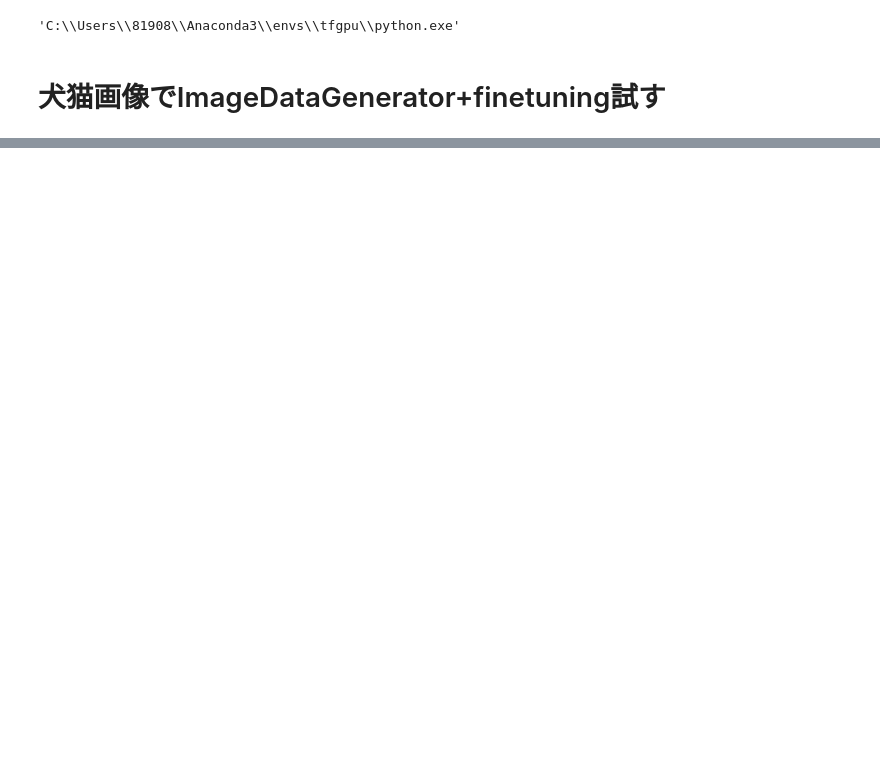
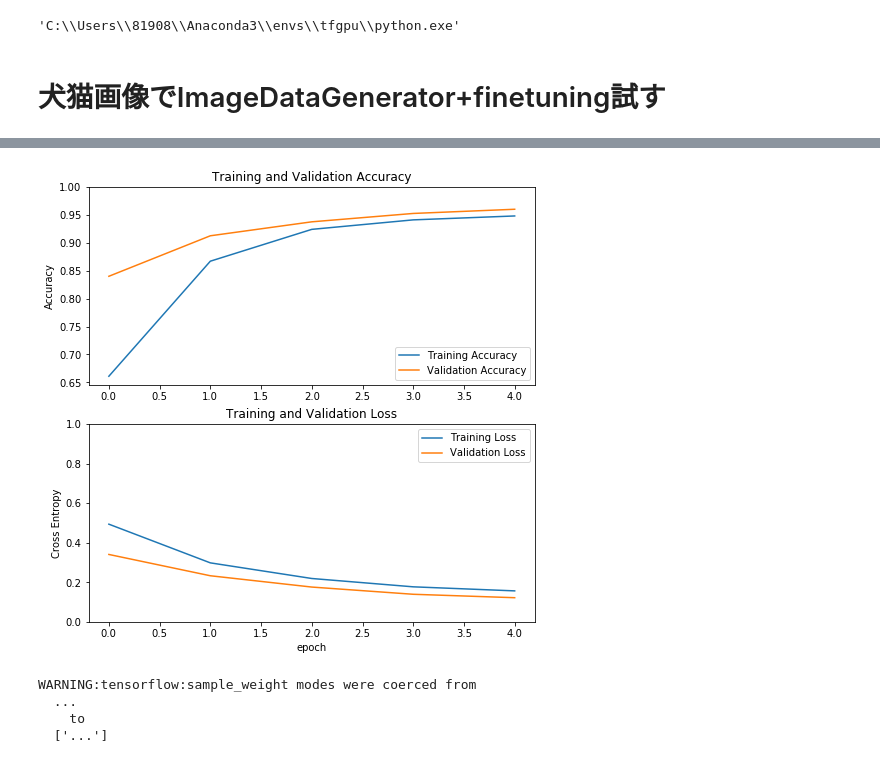
Before and after one commit to riron1206/04.image_relate, a Jupyter notebook: tf_image/tf_train.ipynb, the cells around one changed output, grey strips where cells are left out. Saved outputs shown, nothing was run; the diff lists cells and outputs as text; code cells hidden in the pictures; blank space fills up the shorter version.

```diff
--- a/tf_image/tf_train.ipynb
+++ b/tf_image/tf_train.ipynb
@@ -176,0 +235,75 @@ plt.show()
+# %%
+def get_tfhub_efficient_net(n_class=1, b_num='b3'):
+    """
+    tensorflow hub EfficientNet
+    https://qiita.com/wakame1367/items/d90fa56bd9d11c4db50e
+    Args:
+        n_class: 出力層のnode数
+        b_num: b0-b7のいずれか
+    """
+    import tensorflow as tf
+    import tensorflow_hub as hub
+
+    feature_extractor_url = f"https://tfhub.dev/google/efficientnet/{b_num}/feature-vector/1"
+    feature_extractor_layer = hub.KerasLayer(feature_extractor_url, input_shape=IMG_SHAPE)
+    feature_extractor_layer.trainable = False  # 学習済み重みは固定
+    # Sequentialじゃないとだめ
+    model = tf.keras.Sequential([
+        feature_extractor_layer,
+        tf.keras.layers.Dense(n_class)
+    ])
+    return model
+
+
+def get_base_cb(output_dir=OUTPUT_DIR, save_weights_only=True):
+    """callbackの組み合わせ"""
+    cb = []
+    # 各エポックでval_lossが最小となるモデル保存
+    cb.append(tf.keras.callbacks.ModelCheckpoint(filepath=os.path.join(output_dir, 'best_val_loss_w.h5'), monitor='val_loss', save_best_only=True, verbose=1,
+                                                 save_weights_only=save_weights_only))
+    # 過学習の抑制 <early_stopping_pati>step続けてval_loss減らなかったら打ち切る
+    cb.append(tf.keras.callbacks.EarlyStopping(monitor='val_loss', patience=EPOCHS//2, verbose=1))
+    return cb
+
+
+def train(model, train_gen, validation_gen,
+          base_learning_rate=0.01,
+          epochs=EPOCHS):
+    """モデルでtrain"""
+    # コンパイル
+    model.compile(loss=tf.keras.losses.BinaryCrossentropy(from_logits=True),  # from_logits=Trueでactivation='sigmoid'いらない
+                  optimizer=tf.keras.optimizers.RMSprop(lr=base_learning_rate/10),
+                  metrics=['accuracy'])
+    # train
+    history = model.fit(train_gen,
+                        epochs=epochs,
+                        validation_data=validation_gen,
+                        callbacks = get_base_cb()
+                       )
+    return model, history
+
+
+if __name__ == '__main__':
+
+    # data
+    train_IDG_options = {'rescale': 1.0/255.0,
+                         'width_shift_range': 0.15,
+                         'height_shift_range': 0.15,
+                         'horizontal_flip': True,
+                         'rotation_range': 45,
+                         'zoom_range': 0.5}
+    train_data_gen, valid_data_gen, test_data_gen = DataSet().get_image_generator(train_IDG_options)
+
+    # train
+    model = get_tfhub_efficient_net()
+    model.summary()
+    trained_model, history = train(model, train_data_gen, valid_data_gen)
+    Model().plot_hist(history)
+
+    # モデル評価
+    test_loss, test_acc = model.evaluate(test_data_gen)
+    print(test_loss, test_acc)
+
+    # predict
+    Model().predict_gen(trained_model, test_data_gen)
+# %% [output]
@@ -176,0 +357,5 @@ plt.show()
+[figure, added]
+WARNING:tensorflow:sample_weight modes were coerced from
+  ...
+    to
+  ['...']
```
Also changed, not shown: parts of 8 cells of this notebook, 1 other file.
